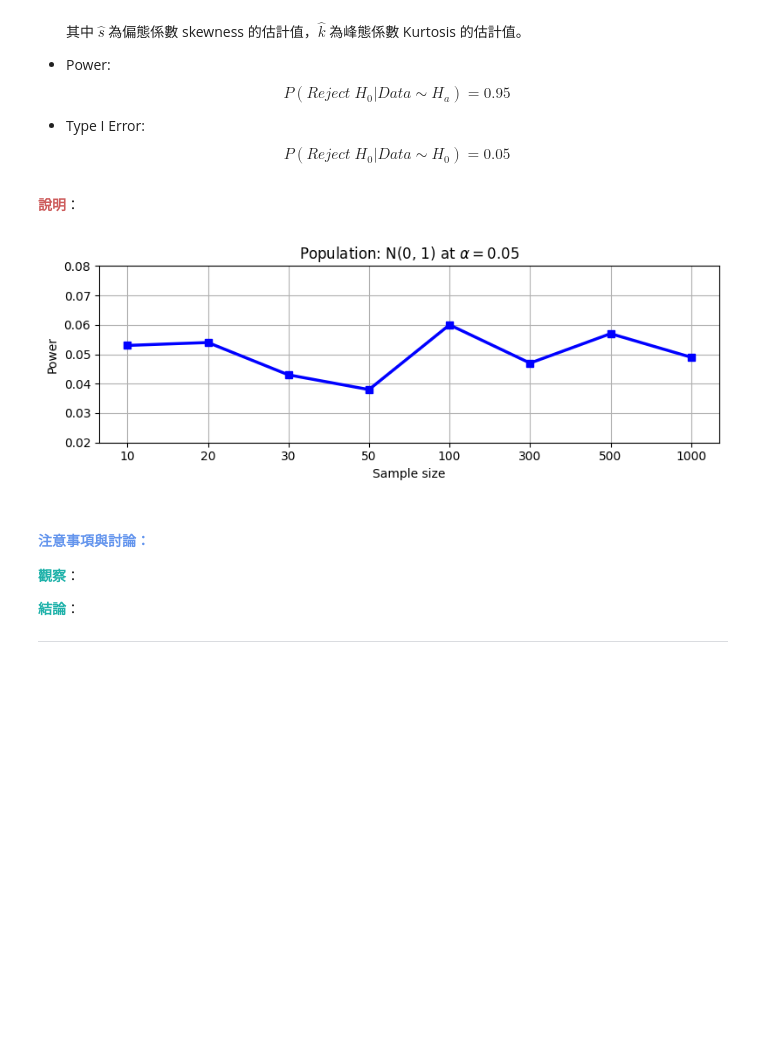
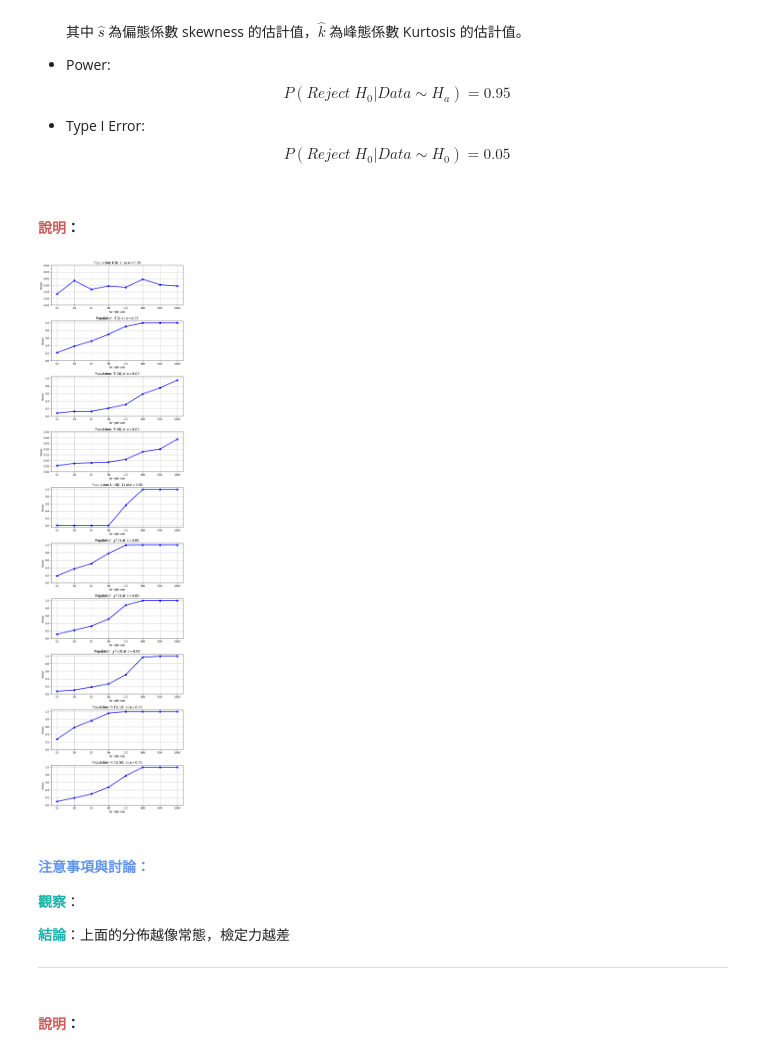
Before and after one commit to shengsia02/StatComp, a Jupyter notebook: hw4/StatComp_411078064_Monte_Carlo_Simulation.ipynb, the cells around one changed output. Cells and saved outputs as stored; diff of their text form; code cells hidden in the pictures; blank space fills up the shorter version.

```diff
--- a/hw4/StatComp_411078064_Monte_Carlo_Simulation.ipynb
+++ b/hw4/StatComp_411078064_Monte_Carlo_Simulation.ipynb
@@ -303,12 +303,11 @@ $$P(Reject\; H_0 | Data \sim H_a) = 0.95$$
 - Type I Error:
 $$P(Reject\; H_0 | Data \sim H_0) = 0.05$$
 # %% [markdown]
-<strong><font color=indianred>說明</font></strong>：
+#### **<font color=indianred>說明</font>**：
 # %%
 import numpy as np
 import matplotlib.pyplot as plt
-from scipy.stats import skew, kurtosis, jarque_bera
-from scipy.stats import norm, chi2, t
+from scipy.stats import skew, kurtosis, norm, chi2, uniform, t, f
 
 def G3_stats(X):
     """
@@ -324,35 +323,59 @@ def G3_stats(X):
     G3 = G1**2 + G2**2
     P_Val = 1 - chi2.cdf(G3, df = 2)  # chi2.cdf 是指從 0 到 G3 的面積，1 - chi2.cdf 是指從 G3 到無限大的面積
     return G3, P_Val
+
+distributions = {
+    'N(0, 1)': lambda size: norm.rvs(loc = 0, scale = 1, size = size),
+    'T(3)': lambda size: t.rvs(df = 3, size = size),
+    'T(10)': lambda size: t.rvs(df = 10, size = size),
+    'T(30)': lambda size: t.rvs(df = 30, size = size),
+    'Unif(0, 1)': lambda size: uniform.rvs(loc = 0, scale = 1, size = size),
+    '$\chi^2(4)$': lambda size: chi2.rvs(df = 4, size = size),
+    '$\chi^2(8)$': lambda size: chi2.rvs(df = 8, size = size),
+    '$\chi^2(20)$': lambda size: chi2.rvs(df = 20, size = size),
+    'F(10, 10)': lambda size: f.rvs(dfn = 10, dfd = 10, size = size),
+    'F(50, 50)': lambda size: f.rvs(dfn = 50, dfd = 50, size = size)
+}
+
+def dist(dist_name, N, n):
+    return distributions[dist_name]((N, n))
 # %%
 N = 1000 # number of samples
 n = [10, 20, 30, 50, 100, 300, 500, 1000] # sample size
 alpha = 0.05
 
-power = np.zeros(len(n))
-for i in range(len(n)):
-    x = norm.rvs(loc = 0, scale = 1, size = (N, n[i]))
-    G3, P_Val = G3_stats(x)
-    power[i] = np.mean(P_Val < alpha)
+fig, axs = plt.subplots(10, 1, figsize = (8, 30))
+ylim_lower = [0.02, 0, 0, 0, -0.05, 0, 0, 0, 0, 0]
+ylim_upper = [0.08, 1.05, 1.05, 0.35, 1.05, 1.05, 1.05, 1.05, 1.05, 1.05]
 
-fig = plt.figure(figsize = (8, 3))
-plt.plot(power, marker = 's', linestyle = '-', color = 'b', lw = 2.5)
-plt.xticks(np.arange(len(n)), labels = n)
-plt.xlabel('Sample size')
-plt.ylabel('Power')
-plt.title('Population: N(0, 1) at $\\alpha = 0.05$')
-plt.grid(True)
-plt.ylim([0.02, 0.08])
+for j, dist_name in enumerate(distributions.keys()):
+    power = np.zeros(len(n))
+    for i in range(len(n)):
+        x = dist(dist_name, N, n[i])
+        G3, P_Val = G3_stats(x)
+        power[i] = np.mean(P_Val < alpha)
+
+    axs = axs.ravel()
+    axs[j].plot(power, marker = 's', linestyle = '-', color = 'b', lw = 2.5)
+    axs[j].set_xticks(np.arange(len(n)))
+    axs[j].set_xticklabels(n)
+    axs[j].set_xlabel('Sample size')
+    axs[j].set_ylabel('Power')
+    axs[j].set_title('Population: ' + dist_name + ' at $\\alpha = 0.05$')
+    axs[j].grid(True)
+    axs[j].set_ylim([ylim_lower[j], ylim_upper[j]])
 
 plt.tight_layout()
 plt.show()
 # %% [output]
-[figure, old version]
+[figure, new version]
 # %% [markdown]
 #### **<font color=cornflowerblue>注意事項與討論：</font>**
 
 **<font color=lightseagreen>觀察</font>**：
 
-**<font color=lightseagreen>結論</font>**：
+**<font color=lightseagreen>結論</font>**：上面的分佈越像常態，檢定力越差
 
 <hr>
+# %% [markdown]
+#### **<font color=indianred>說明</font>**：
```
Also changed, not shown: parts of 4 cells of this notebook, 1 other file.
